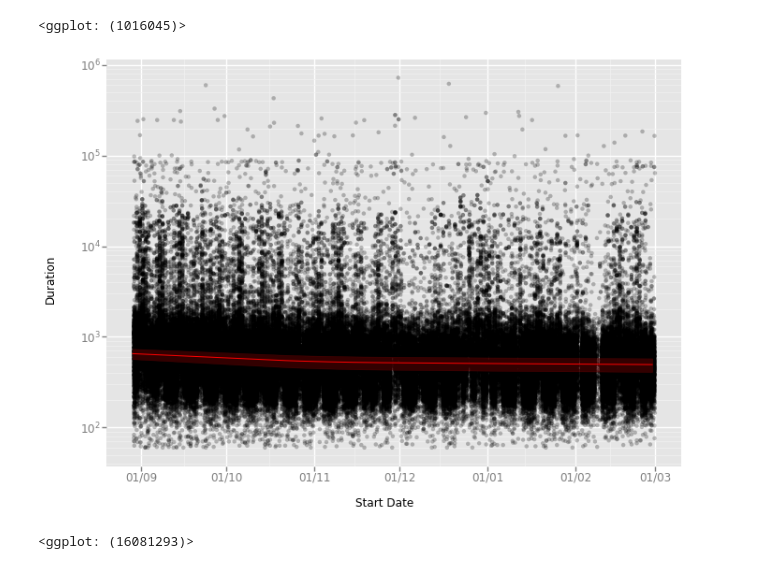
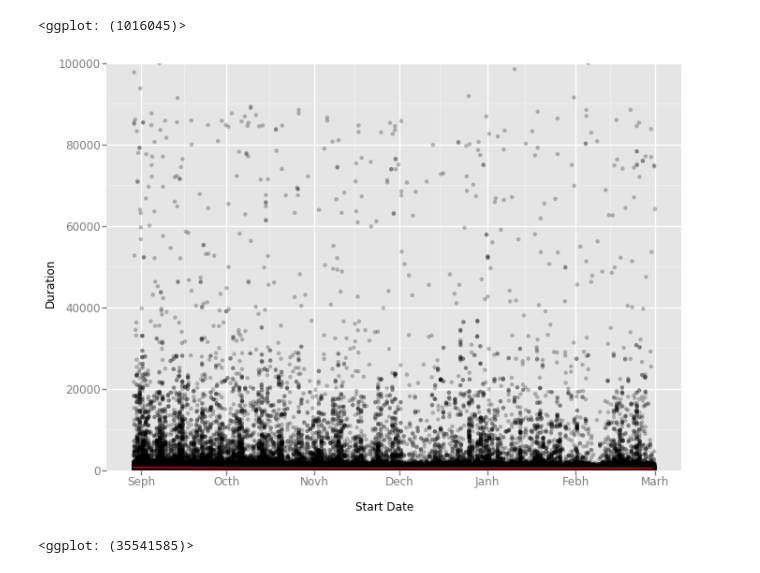
Before and after one commit to manjeet87/USBikeShareAnalysis, a Jupyter notebook: Bikeshare_Analysis.ipynb, the cells around one changed output. Cells and saved outputs as stored; diff of their text form; code cells hidden in the pictures.

```diff
--- a/Bikeshare_Analysis.ipynb
+++ b/Bikeshare_Analysis.ipynb
@@ -83,10 +83,10 @@ scale_x_date(labels = date_format("%d/%m"), breaks= '1 month'))
 # %%
 ggplot(trip_dt[0:], aes(x = 'Start Date', y = 'Duration')) +\
 geom_point(alpha = 0.25)  + stat_smooth(method= 'loess', color = 'red')+ \
-scale_x_date(labels = date_format("%d/%m")) + scale_y_log() #+ facet_wrap('Start Station')
+scale_x_date(labels = date_format("%hh")) + ylim(0,100000) #+ scale_y_log() #+ facet_wrap('Start Station')
 # %% [output]
-[figure, old version]
+[figure, new version]
-<ggplot: (16081293)>
+<ggplot: (35541585)>
 # %%
 ggplot(trip_dt, aes(x= 'Start Station', y = 'Duration')) + geom_bar()
 # %% [output]
```
Also changed, not shown: parts of 2 cells of this notebook, 1 other file.
